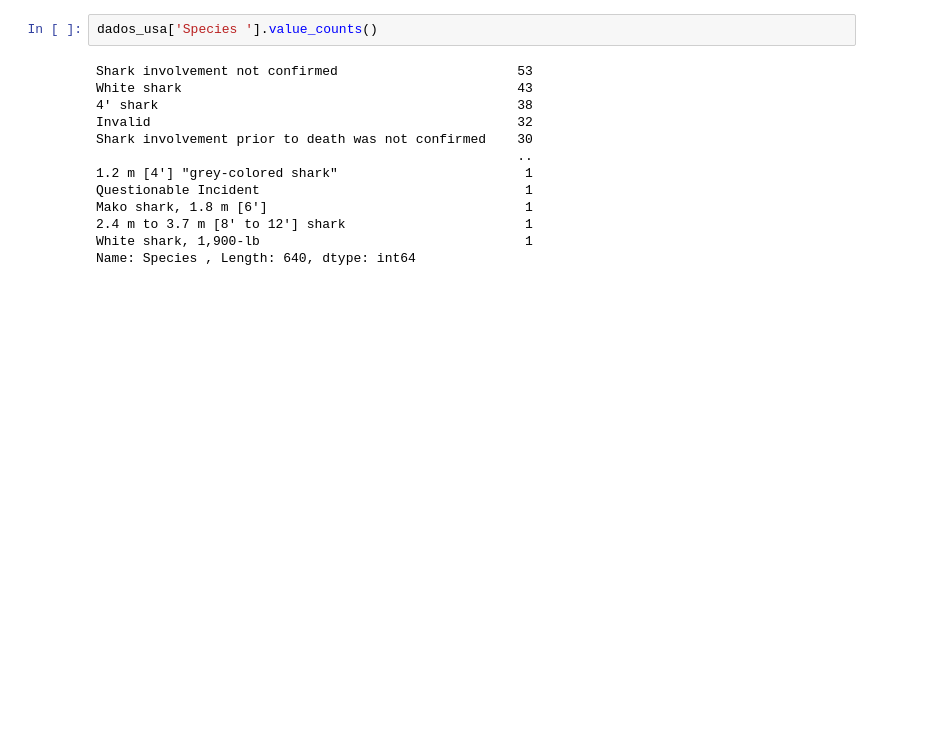
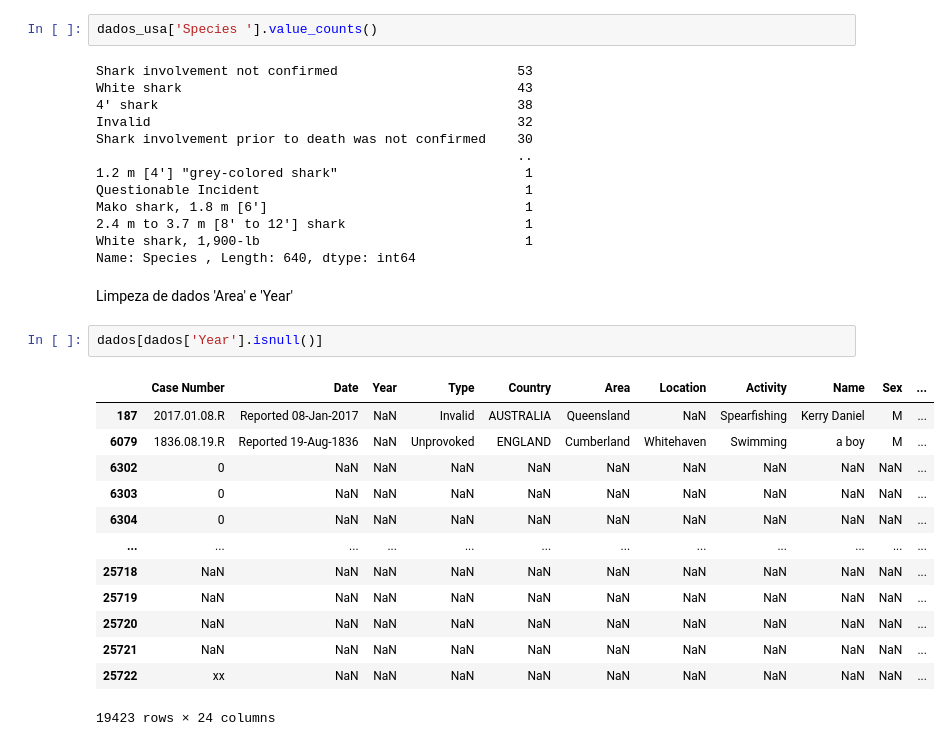
Before and after one commit to patrick-S-DS/Shark-Attack, a Jupyter notebook: shark-Attack.ipynb, the cells around one changed output. Saved outputs shown, nothing was run; the diff lists cells and outputs as text; blank space fills up the shorter version.

Commit message:
Arrumando nulos de Year

```diff
--- a/shark-Attack.ipynb
+++ b/shark-Attack.ipynb
@@ -198,3 +198,21 @@ Mako shark, 1.8 m [6']                                 1
 2.4 m to 3.7 m [8' to 12'] shark                       1
 White shark, 1,900-lb                                  1
 Name: Species , Length: 640, dtype: int64
+# %% [markdown]
+Limpeza de dados 'Area' e 'Year'
+# %%
+dados[dados['Year'].isnull()]
+# %% [output]
+|  | Case Number | Date | Year | Type | Country | Area | Location | Activity | Name | Sex | ... |
+| 187 | 2017.01.08.R | Reported 08-Jan-2017 | NaN | Invalid | AUSTRALIA | Queensland | NaN | Spearfishing | Kerry Daniel | M | ... |
+| 6079 | 1836.08.19.R | Reported 19-Aug-1836 | NaN | Unprovoked | ENGLAND | Cumberland | Whitehaven | Swimming | a boy | M | ... |
+| 6302 | 0 | NaN | NaN | NaN | NaN | NaN | NaN | NaN | NaN | NaN | ... |
+| 6303 | 0 | NaN | NaN | NaN | NaN | NaN | NaN | NaN | NaN | NaN | ... |
+| 6304 | 0 | NaN | NaN | NaN | NaN | NaN | NaN | NaN | NaN | NaN | ... |
+| ... | ... | ... | ... | ... | ... | ... | ... | ... | ... | ... | ... |
+| 25718 | NaN | NaN | NaN | NaN | NaN | NaN | NaN | NaN | NaN | NaN | ... |
+| 25719 | NaN | NaN | NaN | NaN | NaN | NaN | NaN | NaN | NaN | NaN | ... |
+| 25720 | NaN | NaN | NaN | NaN | NaN | NaN | NaN | NaN | NaN | NaN | ... |
+| 25721 | NaN | NaN | NaN | NaN | NaN | NaN | NaN | NaN | NaN | NaN | ... |
+| 25722 | xx | NaN | NaN | NaN | NaN | NaN | NaN | NaN | NaN | NaN | ... |
+19423 rows × 24 columns
```
Also changed, not shown: parts of 9 cells of this notebook.
